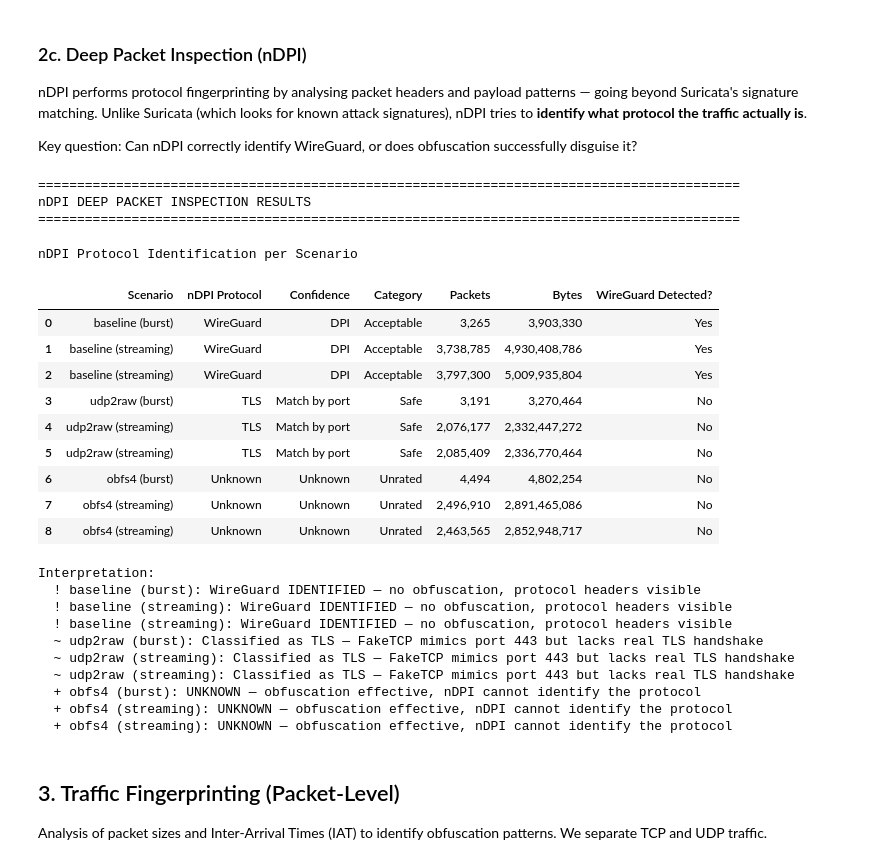
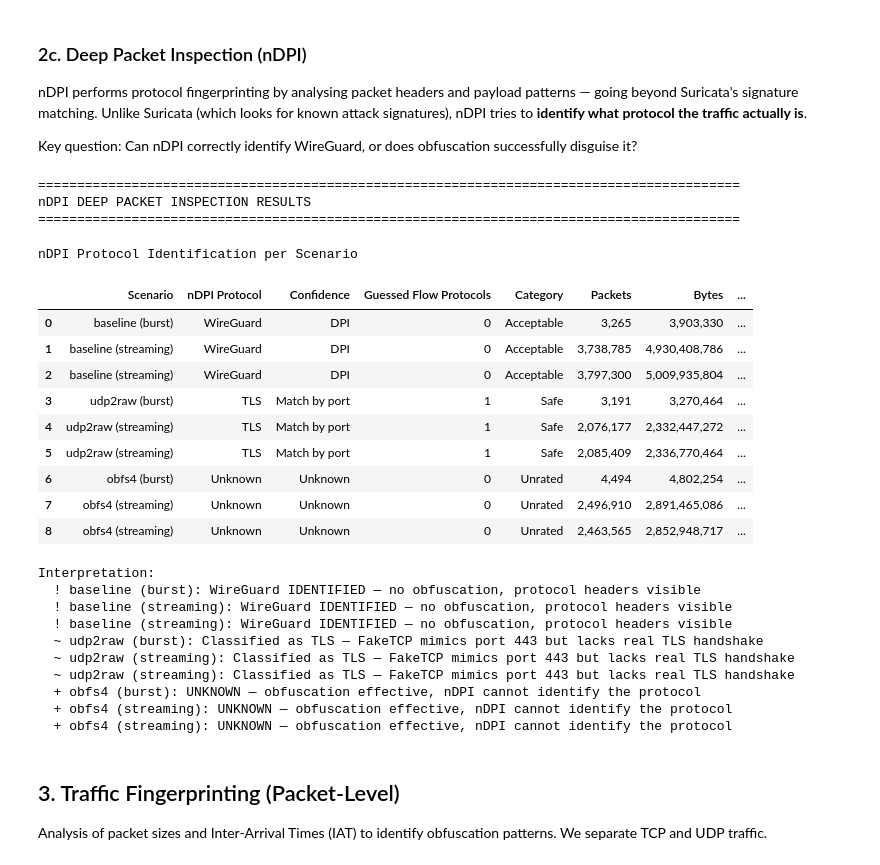
Before and after one commit to maxlluky/VPN-Traffic-Obfuscation-Lab, a Jupyter notebook: analysis/Analysis_Thesis.ipynb, the cells around one changed output. Drawn from its saved outputs; the diff is of its cells as text; code cells hidden in the pictures.

Commit message:
22.04.2026: Add Guessed Flow Protocols column to nDPI table in Analysis_Thesis notebook
Parse 'Guessed flow protos' field from nDPI summary.txt and expose it as
a dedicated column in the 2c table. Confirms that udp2raw flows are only
classified as TLS by port-based guessing, not actual DPI analysis.

```diff
--- a/analysis/Analysis_Thesis.ipynb
+++ b/analysis/Analysis_Thesis.ipynb
@@ -383,6 +383,7 @@ if not df_runs.empty:
         ndpi_category = "N/A"
         total_packets = 0
         total_bytes = 0
+        guessed_flows = 0
 
         # Parse summary.txt
         if os.path.exists(summary_path):
@@ -407,6 +408,10 @@ if not df_runs.empty:
             if cat_match:
                 ndpi_category = cat_match.group(1)
 
+            # Extract guessed flow protos
+            guess_match = re.search(r'Guessed flow protos:\s+(\d+)', content)
+            guessed_flows = int(guess_match.group(1)) if guess_match else 0
+
         # Parse flows.csv for additional details (ndpiReader uses '|' as delimiter)
         # Header starts with '#flow_id' so we read without comment= and strip the '#'
         ndpi_server_name = "N/A"
@@ -425,6 +430,7 @@ if not df_runs.empty:
             'Scenario': row['label'],
             'nDPI Protocol': ndpi_proto,
             'Confidence': ndpi_confidence,
+            'Guessed Flow Protocols': guessed_flows,
             'Category': ndpi_category,
             'Packets': f"{total_packets:,}",
             'Bytes': f"{total_bytes:,}",
@@ -436,43 +442,43 @@ if not df_runs.empty:
     # Display table
     print("=" * 90)
     print("nDPI DEEP PACKET INSPECTION RESULTS")
     print("=" * 90)
     print()
 
     display(df_ndpi.style.set_caption(
         "nDPI Protocol Identification per Scenario"
     ).set_properties(**{'text-align': 'center'}).map(
         lambda v: 'background-color: #ffcccc; font-weight: bold' if v == 'Yes' else
                   ('background-color: #ccffcc; font-weight: bold' if v == 'No' else ''),
         subset=['WireGuard Detected?']
     ))
 
     # Interpretation
     print()
     print("Interpretation:")
     for _, row in df_ndpi.iterrows():
         proto = row['nDPI Protocol']
         if proto == 'WireGuard':
             print(f"  ! {row['Scenario']}: WireGuard IDENTIFIED — no obfuscation, protocol headers visible")
         elif proto == 'TLS':
             print(f"  ~ {row['Scenario']}: Classified as TLS — FakeTCP mimics port 443 but lacks real TLS handshake")
         elif proto == 'Unknown':
             print(f"  + {row['Scenario']}: UNKNOWN — obfuscation effective, nDPI cannot identify the protocol")
 # %% [output]
 ==========================================================================================
 nDPI DEEP PACKET INSPECTION RESULTS
 ==========================================================================================
 nDPI Protocol Identification per Scenario
-|  | Scenario | nDPI Protocol | Confidence | Category | Packets | Bytes | WireGuard Detected? |
-| 0 | baseline (burst) | WireGuard | DPI | Acceptable | 3,265 | 3,903,330 | Yes |
-| 1 | baseline (streaming) | WireGuard | DPI | Acceptable | 3,738,785 | 4,930,408,786 | Yes |
-| 2 | baseline (streaming) | WireGuard | DPI | Acceptable | 3,797,300 | 5,009,935,804 | Yes |
-| 3 | udp2raw (burst) | TLS | Match by port | Safe | 3,191 | 3,270,464 | No |
-| 4 | udp2raw (streaming) | TLS | Match by port | Safe | 2,076,177 | 2,332,447,272 | No |
-| 5 | udp2raw (streaming) | TLS | Match by port | Safe | 2,085,409 | 2,336,770,464 | No |
-| 6 | obfs4 (burst) | Unknown | Unknown | Unrated | 4,494 | 4,802,254 | No |
-| 7 | obfs4 (streaming) | Unknown | Unknown | Unrated | 2,496,910 | 2,891,465,086 | No |
-| 8 | obfs4 (streaming) | Unknown | Unknown | Unrated | 2,463,565 | 2,852,948,717 | No |
+|  | Scenario | nDPI Protocol | Confidence | Guessed Flow Protocols | Category | Packets | Bytes | ... |
+| 0 | baseline (burst) | WireGuard | DPI | 0 | Acceptable | 3,265 | 3,903,330 | ... |
+| 1 | baseline (streaming) | WireGuard | DPI | 0 | Acceptable | 3,738,785 | 4,930,408,786 | ... |
+| 2 | baseline (streaming) | WireGuard | DPI | 0 | Acceptable | 3,797,300 | 5,009,935,804 | ... |
+| 3 | udp2raw (burst) | TLS | Match by port | 1 | Safe | 3,191 | 3,270,464 | ... |
+| 4 | udp2raw (streaming) | TLS | Match by port | 1 | Safe | 2,076,177 | 2,332,447,272 | ... |
+| 5 | udp2raw (streaming) | TLS | Match by port | 1 | Safe | 2,085,409 | 2,336,770,464 | ... |
+| 6 | obfs4 (burst) | Unknown | Unknown | 0 | Unrated | 4,494 | 4,802,254 | ... |
+| 7 | obfs4 (streaming) | Unknown | Unknown | 0 | Unrated | 2,496,910 | 2,891,465,086 | ... |
+| 8 | obfs4 (streaming) | Unknown | Unknown | 0 | Unrated | 2,463,565 | 2,852,948,717 | ... |
 Interpretation:
   ! baseline (burst): WireGuard IDENTIFIED — no obfuscation, protocol headers visible
   ! baseline (streaming): WireGuard IDENTIFIED — no obfuscation, protocol headers visible
```
